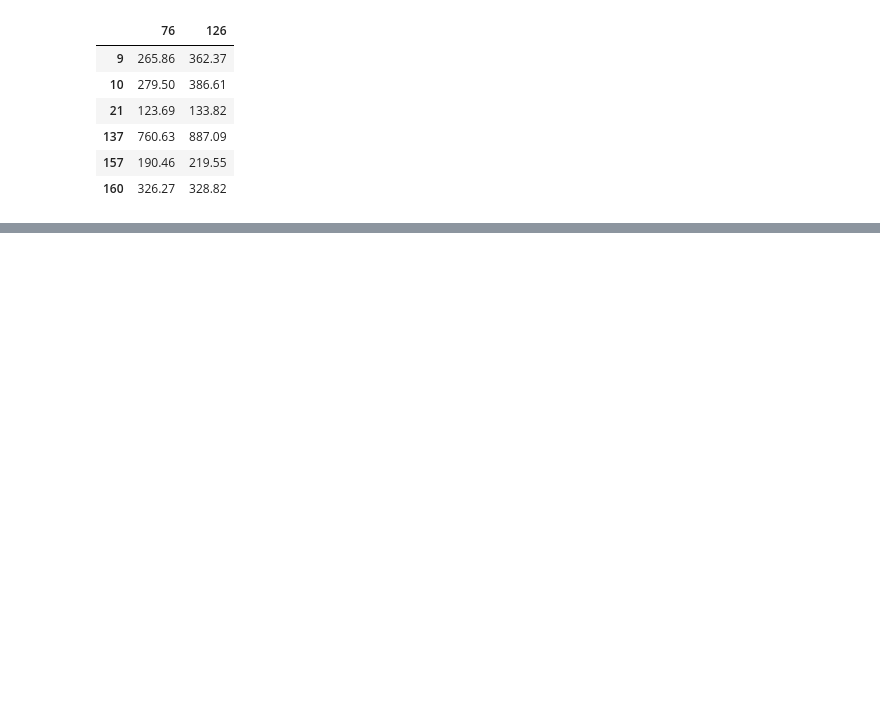
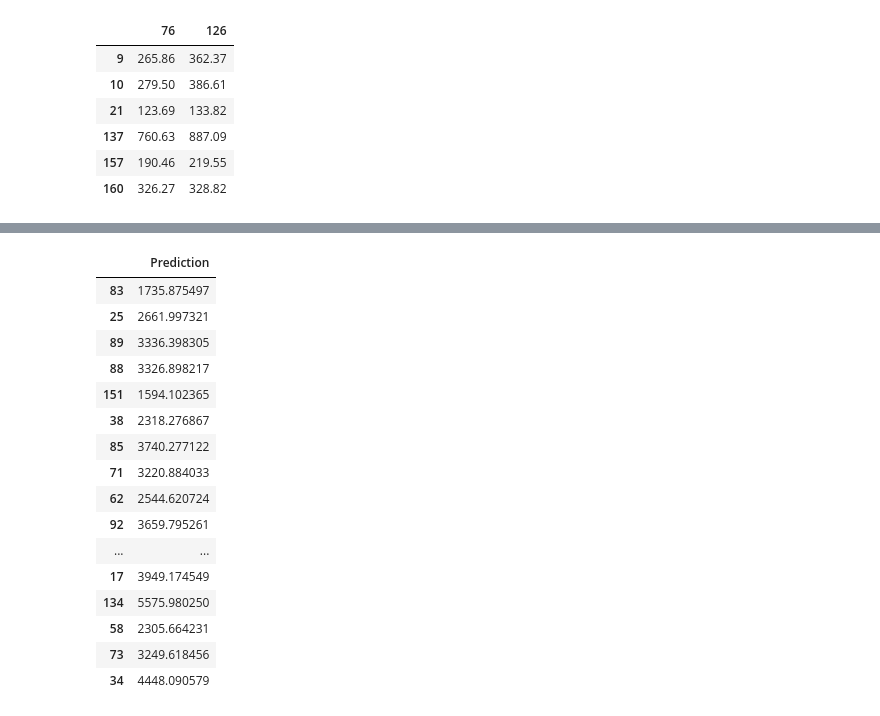
Before and after one commit to adomakor412/MSNT_Thesis_ML_CE, a Jupyter notebook: dfexp_prediction.ipynb, the cells around one changed output, grey strips where cells are left out. Saved outputs shown, nothing was run; the diff lists cells and outputs as text; code cells hidden in the pictures; blank space fills up the shorter version.

```diff
--- a/dfexp_prediction.ipynb
+++ b/dfexp_prediction.ipynb
@@ -2029,0 +1186,5 @@ df_ACI_311[['76','126']]
+# %%
+df_Train = dfexp[dfexp['76'] >dfexp['126']]
+df_Input = df_Train.drop(columns=['126'])
+#df_Output = dfexp['126']
+df_Output = df_Train.loc[:,'126']
@@ -2029,0 +1347,21 @@ df_ACI_311[['76','126']]
+# %%
+df_pred = pd.DataFrame(prediction, columns = ['Prediction'], index =y_test.index)
+df_pred
+# %% [output]
+|  | Prediction |
+| 83 | 1735.875497 |
+| 25 | 2661.997321 |
+| 89 | 3336.398305 |
+| 88 | 3326.898217 |
+| 151 | 1594.102365 |
+| 38 | 2318.276867 |
+| 85 | 3740.277122 |
+| 71 | 3220.884033 |
+| 62 | 2544.620724 |
+| 92 | 3659.795261 |
+| ... | ... |
+| 17 | 3949.174549 |
+| 134 | 5575.980250 |
+| 58 | 2305.664231 |
+| 73 | 3249.618456 |
+| 34 | 4448.090579 |
```
Also changed, not shown: parts of 122 cells of this notebook.
